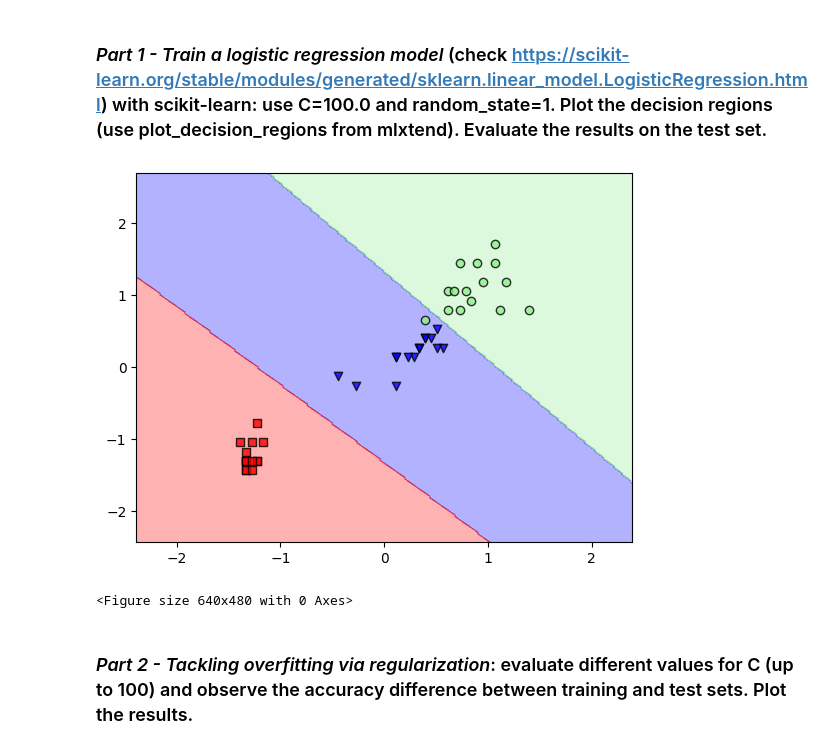
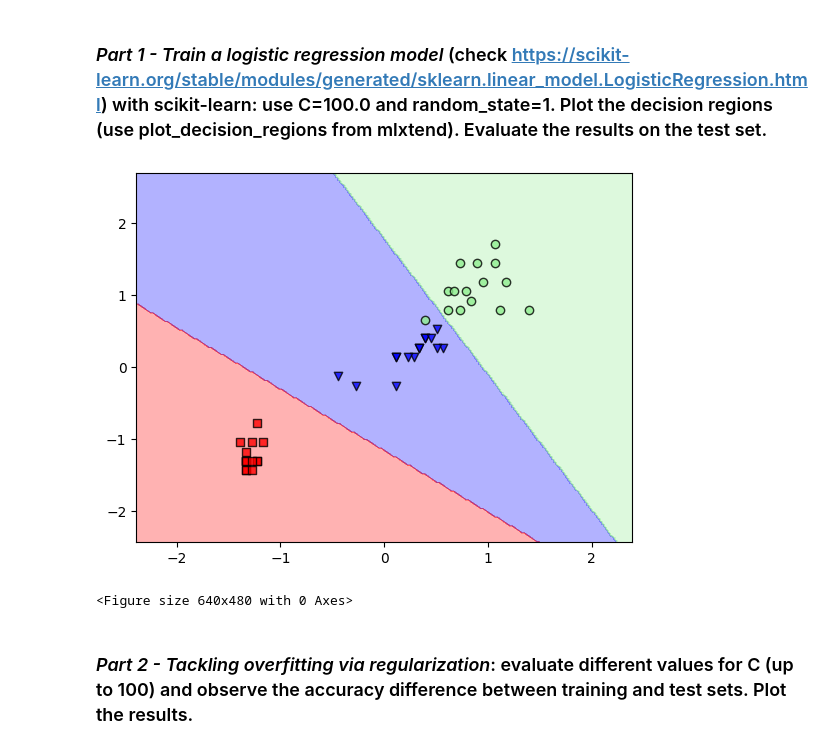
Before and after one commit to jaymedq/deep-learning, a Jupyter notebook: Assignment1.ipynb, the cells around one changed output. Cells and saved outputs as stored; diff of their text form; code cells hidden in the pictures.

```diff
--- a/Assignment1.ipynb
+++ b/Assignment1.ipynb
@@ -94,14 +94,14 @@ y_combined = np.hstack((y_train, y_test))
 # %%
 
 from sklearn.linear_model import LogisticRegression
 
 logistic_regression = LogisticRegression(C=100, random_state=1)
-logistic_regression.fit(X_combined_std,y_combined)
+logistic_regression.fit(X_train_std,y_train)
 plot_decision_regions(X_test_std,y_test,logistic_regression)
 plt.show()
 plt.clf()
 # %% [output]
-[figure, old version]
+[figure, new version]
 <Figure size 640x480 with 0 Axes>
 # %% [markdown]
 ### *Part 2 - Tackling overfitting via regularization*: evaluate different values for C (up to 100) and observe the accuracy difference between training and test sets. Plot the results.
```
Also changed, not shown: parts of 7 cells of this notebook, 1 other file.
